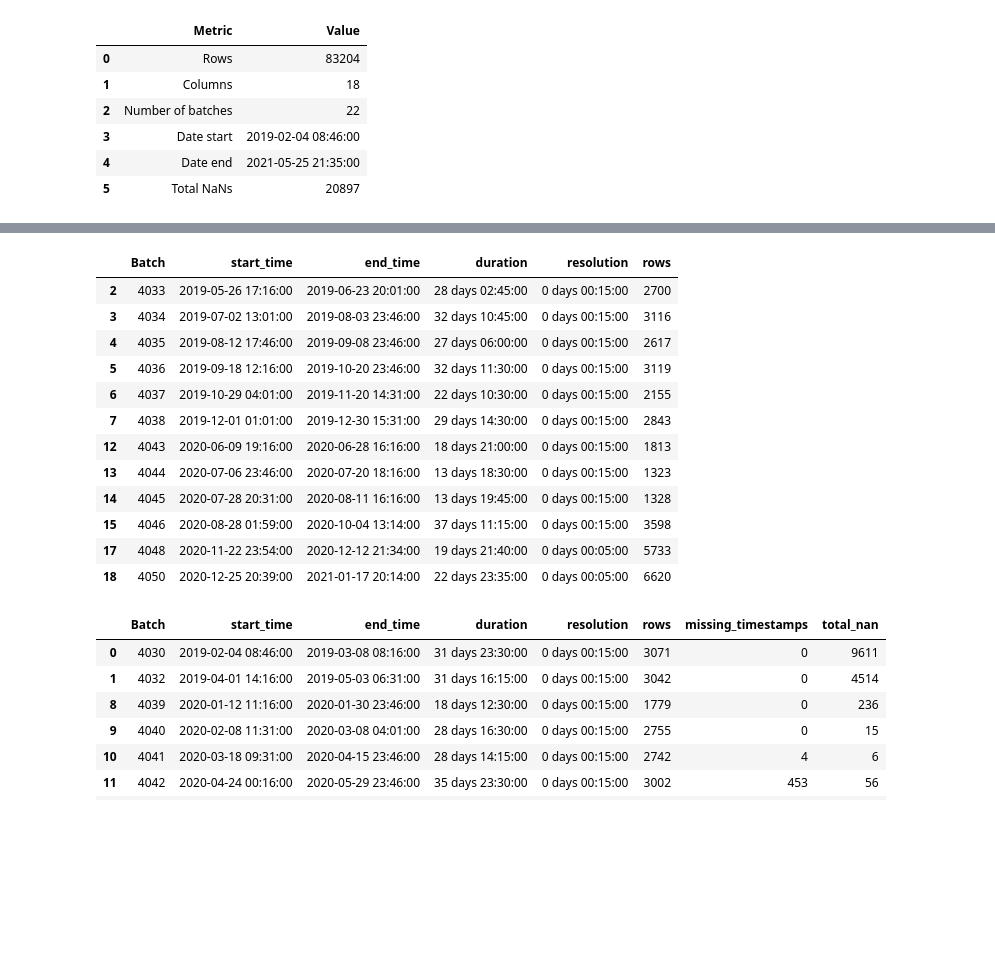
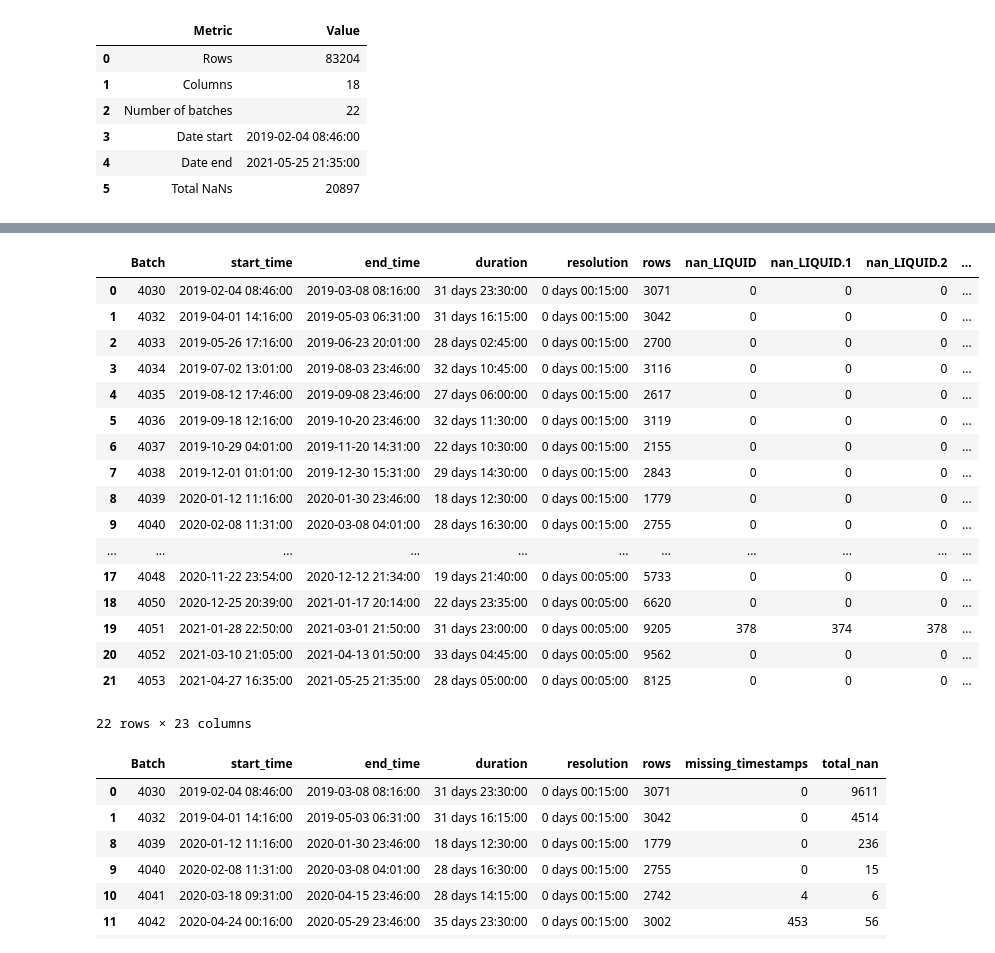
Before and after one commit to RichardFisher1/Applied, a Jupyter notebook: notebooks/Case Study Tasks.ipynb, the cells around one changed output, grey strips where cells are left out. Saved outputs shown, nothing was run; the diff lists cells and outputs as text; code cells hidden in the pictures; blank space fills up the shorter version.

```diff
--- a/notebooks/Case Study Tasks.ipynb
+++ b/notebooks/Case Study Tasks.ipynb
@@ -102,19 +115,24 @@ inspector.dataset_summary()
 # %%
-inspector.inspect_batch(clean_batches)
+inspector.inspect_batch(clean_batches+unclean_batches)
 # %% [output]
-|  | Batch | start_time | end_time | duration | resolution | rows |
-| 2 | 4033 | 2019-05-26 17:16:00 | 2019-06-23 20:01:00 | 28 days 02:45:00 | 0 days 00:15:00 | 2700 |
-| 3 | 4034 | 2019-07-02 13:01:00 | 2019-08-03 23:46:00 | 32 days 10:45:00 | 0 days 00:15:00 | 3116 |
-| 4 | 4035 | 2019-08-12 17:46:00 | 2019-09-08 23:46:00 | 27 days 06:00:00 | 0 days 00:15:00 | 2617 |
-| 5 | 4036 | 2019-09-18 12:16:00 | 2019-10-20 23:46:00 | 32 days 11:30:00 | 0 days 00:15:00 | 3119 |
-| 6 | 4037 | 2019-10-29 04:01:00 | 2019-11-20 14:31:00 | 22 days 10:30:00 | 0 days 00:15:00 | 2155 |
-| 7 | 4038 | 2019-12-01 01:01:00 | 2019-12-30 15:31:00 | 29 days 14:30:00 | 0 days 00:15:00 | 2843 |
-| 12 | 4043 | 2020-06-09 19:16:00 | 2020-06-28 16:16:00 | 18 days 21:00:00 | 0 days 00:15:00 | 1813 |
-| 13 | 4044 | 2020-07-06 23:46:00 | 2020-07-20 18:16:00 | 13 days 18:30:00 | 0 days 00:15:00 | 1323 |
-| 14 | 4045 | 2020-07-28 20:31:00 | 2020-08-11 16:16:00 | 13 days 19:45:00 | 0 days 00:15:00 | 1328 |
-| 15 | 4046 | 2020-08-28 01:59:00 | 2020-10-04 13:14:00 | 37 days 11:15:00 | 0 days 00:15:00 | 3598 |
-| 17 | 4048 | 2020-11-22 23:54:00 | 2020-12-12 21:34:00 | 19 days 21:40:00 | 0 days 00:05:00 | 5733 |
-| 18 | 4050 | 2020-12-25 20:39:00 | 2021-01-17 20:14:00 | 22 days 23:35:00 | 0 days 00:05:00 | 6620 |
+|  | Batch | start_time | end_time | duration | resolution | rows | nan_LIQUID | nan_LIQUID.1 | nan_LIQUID.2 | ... |
+| 0 | 4030 | 2019-02-04 08:46:00 | 2019-03-08 08:16:00 | 31 days 23:30:00 | 0 days 00:15:00 | 3071 | 0 | 0 | 0 | ... |
+| 1 | 4032 | 2019-04-01 14:16:00 | 2019-05-03 06:31:00 | 31 days 16:15:00 | 0 days 00:15:00 | 3042 | 0 | 0 | 0 | ... |
+| 2 | 4033 | 2019-05-26 17:16:00 | 2019-06-23 20:01:00 | 28 days 02:45:00 | 0 days 00:15:00 | 2700 | 0 | 0 | 0 | ... |
+| 3 | 4034 | 2019-07-02 13:01:00 | 2019-08-03 23:46:00 | 32 days 10:45:00 | 0 days 00:15:00 | 3116 | 0 | 0 | 0 | ... |
+| 4 | 4035 | 2019-08-12 17:46:00 | 2019-09-08 23:46:00 | 27 days 06:00:00 | 0 days 00:15:00 | 2617 | 0 | 0 | 0 | ... |
+| 5 | 4036 | 2019-09-18 12:16:00 | 2019-10-20 23:46:00 | 32 days 11:30:00 | 0 days 00:15:00 | 3119 | 0 | 0 | 0 | ... |
+| 6 | 4037 | 2019-10-29 04:01:00 | 2019-11-20 14:31:00 | 22 days 10:30:00 | 0 days 00:15:00 | 2155 | 0 | 0 | 0 | ... |
+| 7 | 4038 | 2019-12-01 01:01:00 | 2019-12-30 15:31:00 | 29 days 14:30:00 | 0 days 00:15:00 | 2843 | 0 | 0 | 0 | ... |
+| 8 | 4039 | 2020-01-12 11:16:00 | 2020-01-30 23:46:00 | 18 days 12:30:00 | 0 days 00:15:00 | 1779 | 0 | 0 | 0 | ... |
+| 9 | 4040 | 2020-02-08 11:31:00 | 2020-03-08 04:01:00 | 28 days 16:30:00 | 0 days 00:15:00 | 2755 | 0 | 0 | 0 | ... |
+| ... | ... | ... | ... | ... | ... | ... | ... | ... | ... | ... |
+| 17 | 4048 | 2020-11-22 23:54:00 | 2020-12-12 21:34:00 | 19 days 21:40:00 | 0 days 00:05:00 | 5733 | 0 | 0 | 0 | ... |
+| 18 | 4050 | 2020-12-25 20:39:00 | 2021-01-17 20:14:00 | 22 days 23:35:00 | 0 days 00:05:00 | 6620 | 0 | 0 | 0 | ... |
+| 19 | 4051 | 2021-01-28 22:50:00 | 2021-03-01 21:50:00 | 31 days 23:00:00 | 0 days 00:05:00 | 9205 | 378 | 374 | 378 | ... |
+| 20 | 4052 | 2021-03-10 21:05:00 | 2021-04-13 01:50:00 | 33 days 04:45:00 | 0 days 00:05:00 | 9562 | 0 | 0 | 0 | ... |
+| 21 | 4053 | 2021-04-27 16:35:00 | 2021-05-25 21:35:00 | 28 days 05:00:00 | 0 days 00:05:00 | 8125 | 0 | 0 | 0 | ... |
+22 rows × 23 columns
 # %%
 inspector.inspect_batch(unclean_batches, include_nan_cols=False)
 # %% [output]
```
Also changed, not shown: parts of 9 cells of this notebook.
